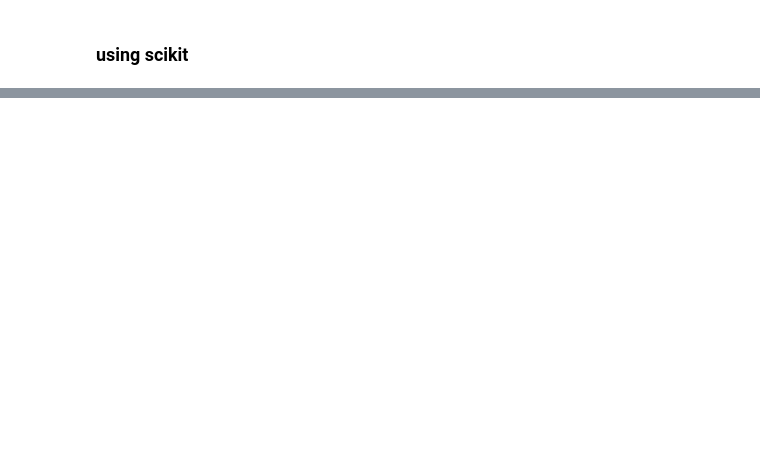
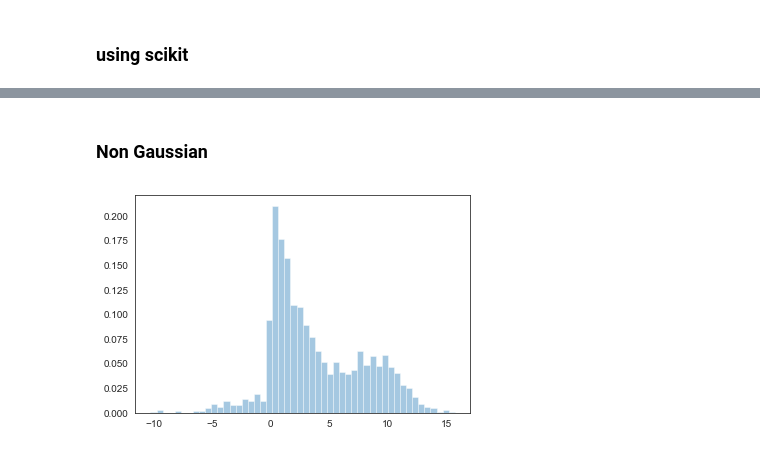
Before and after one commit to RadekDickinson/Machine_learning, a Jupyter notebook: EM_algorithm.ipynb, the cells around one changed output, grey strips where cells are left out. Saved outputs shown, nothing was run; the diff lists cells and outputs as text; code cells hidden in the pictures; blank space fills up the shorter version.

```diff
--- a/EM_algorithm.ipynb
+++ b/EM_algorithm.ipynb
@@ -91,0 +139,24 @@ Gaussian 2: μ = 8.71, σ = 2.18, w = 0.41
+# %% [markdown]
+### Non Gaussian
+# %%
+μ1, σ1 = 2, 4
+μ2, σ2 = 9, 2
+μ3, σ3 = -5, 1
+
+npr.seed(40)
+
+y1 = npr.normal(μ1, σ1, size=500)
+y2 = npr.normal(μ2, σ2, size=500)
+y3 = npr.exponential(scale=2, size=1000)
+data = np.concatenate([y1, y2, y3])
+
+# PLOT IT
+graph_min = min(data)
+graph_max = max(data)
+
+supp = np.linspace(graph_min, graph_max, 2000)
+
+sns.distplot(data, bins=50, kde=False, norm_hist=True)
+plt.show()
+# %% [output]
+[figure, added]
```
Also changed, not shown: parts of 10 cells of this notebook, 2 other files.
